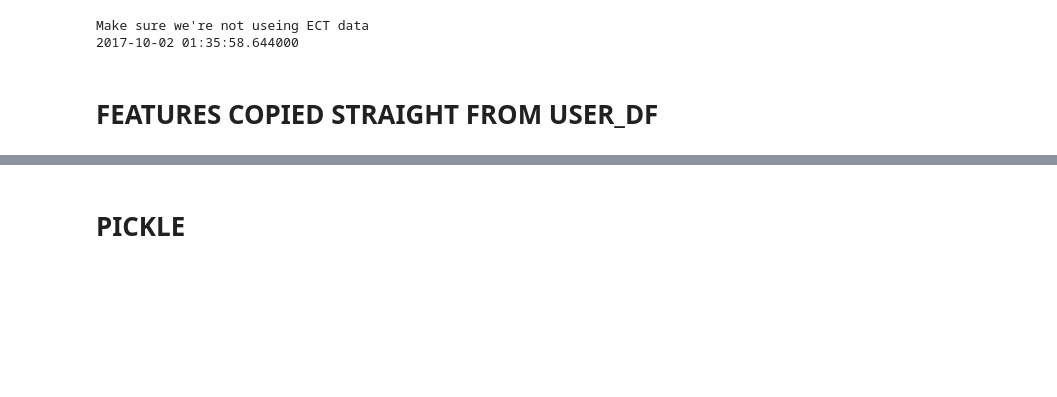
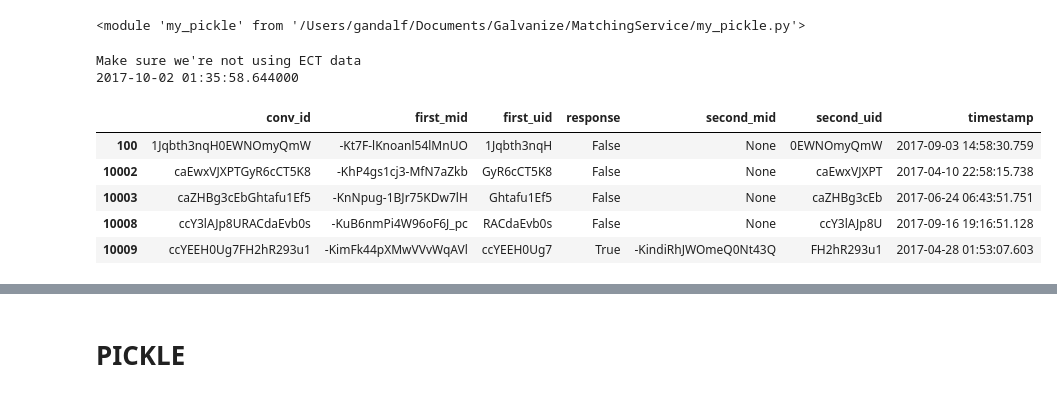
Before and after one commit to rczyrnik/Find-A-Flatmate, a Jupyter notebook: 3_get_features.ipynb, the cells around one changed output, grey strips where cells are left out. Cells and saved outputs as stored; diff of their text form; code cells hidden in the pictures; blank space fills up the shorter version.

```diff
--- a/3_get_features.ipynb
+++ b/3_get_features.ipynb
@@ -7,11 +9,22 @@ import matplotlib.pyplot as plt
+# %%
+reload(mp)
+# %% [output]
+<module 'my_pickle' from '/Users/gandalf/Documents/Galvanize/MatchingService/my_pickle.py'>
 # %%
-user_df = mp.unpickle_it('data_user')
-convo_df = mp.unpickle_it('data_convo')
+user_df = mp.unjson_it('data_user')
+convo_df = mp.unjson_it('data_convo')
 
-print("Make sure we're not useing ECT data")
-print(pd.to_datetime(convo_df.timestamp.max()*1000000))
+print("Make sure we're not using ECT data")
+print(convo_df.timestamp.max())
 # %% [output]
-Make sure we're not useing ECT data
+Make sure we're not using ECT data
 2017-10-02 01:35:58.644000
-# %% [markdown]
-# FEATURES COPIED STRAIGHT FROM USER_DF
+# %%
+convo_df.head()
+# %% [output]
+|  | conv_id | first_mid | first_uid | response | second_mid | second_uid | timestamp |
+| 100 | 1Jqbth3nqH0EWNOmyQmW | -Kt7F-lKnoanl54lMnUO | 1Jqbth3nqH | False | None | 0EWNOmyQmW | 2017-09-03 14:58:30.759 |
+| 10002 | caEwxVJXPTGyR6cCT5K8 | -KhP4gs1cj3-MfN7aZkb | GyR6cCT5K8 | False | None | caEwxVJXPT | 2017-04-10 22:58:15.738 |
+| 10003 | caZHBg3cEbGhtafu1Ef5 | -KnNpug-1BJr75KDw7lH | Ghtafu1Ef5 | False | None | caZHBg3cEb | 2017-06-24 06:43:51.751 |
+| 10008 | ccY3lAJp8URACdaEvb0s | -KuB6nmPi4W96oF6J_pc | RACdaEvb0s | False | None | ccY3lAJp8U | 2017-09-16 19:16:51.128 |
+| 10009 | ccYEEH0Ug7FH2hR293u1 | -KimFk44pXMwVVvWqAVl | ccYEEH0Ug7 | True | -KindiRhJWOmeQ0Nt43Q | FH2hR293u1 | 2017-04-28 01:53:07.603 |
```
Also changed, not shown: parts of 13 cells of this notebook, 6 other files.
